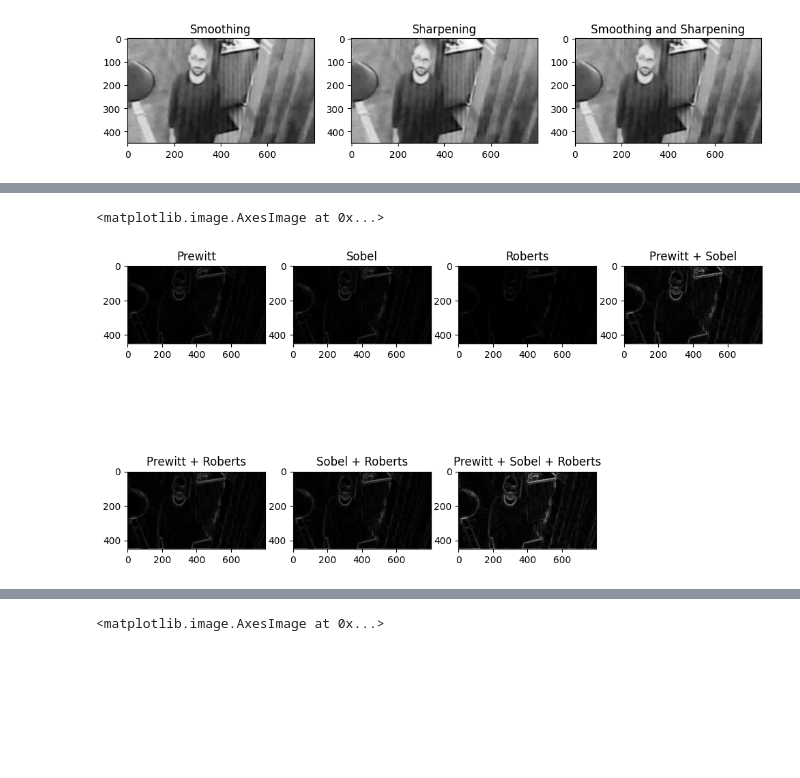
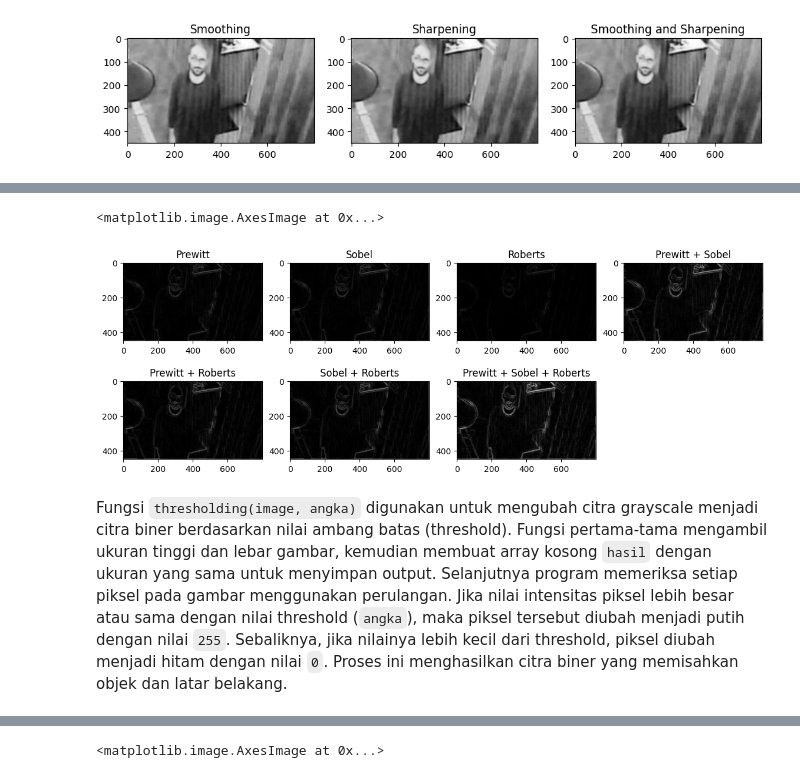
Before and after one commit to praktikum-pcd-2026/ynk-m3-naiaero, a Jupyter notebook: jurnalm3.ipynb, the cells around one changed output, grey strips where cells are left out. Saved outputs shown, nothing was run; the diff lists cells and outputs as text; code cells hidden in the pictures; blank space fills up the shorter version.

```diff
--- a/jurnalm3.ipynb
+++ b/jurnalm3.ipynb
@@ -205,35 +219,35 @@ smooth_sharp_roberts = edge_detection(backup_smoothNsharp, robertsx, robertsy)
 presob = smooth_sharp_prewitt + smooth_sharp_sobel
 prerob = smooth_sharp_prewitt + smooth_sharp_roberts
 sobrob = smooth_sharp_sobel + smooth_sharp_roberts
 presobrob = smooth_sharp_prewitt + smooth_sharp_sobel + smooth_sharp_roberts
 
-plt.figure(figsize=(12,15))
+plt.figure(figsize=(14,10))
 plt.subplot(4,4,1)
 plt.title("Prewitt")
 plt.imshow(smooth_sharp_prewitt, cmap='gray')
 plt.subplot(4,4,2)
 plt.title("Sobel")
 plt.imshow(smooth_sharp_sobel, cmap='gray')
 plt.subplot(4,4,3)
 plt.title("Roberts")
 plt.imshow(smooth_sharp_roberts, cmap='gray')
 
 plt.subplot(4,4,4)
 plt.title("Prewitt + Sobel")
 plt.imshow(presob, cmap='gray')
 plt.subplot(4,4,5)
 plt.title("Prewitt + Roberts")
 plt.imshow(prerob, cmap='gray')
 plt.subplot(4,4,6)
 plt.title("Sobel + Roberts")
 plt.imshow(sobrob, cmap='gray')
 
 plt.subplot(4,4,7)
 plt.title("Prewitt + Sobel + Roberts")
 plt.imshow(presobrob, cmap='gray')
 # %% [output]
 <matplotlib.image.AxesImage at 0x...>
-[figure, old version]
+[figure, new version]
 # %%
 def thresholding(image, angka):
     h, w = image.shape[:2]
@@ -246,3 +260,5 @@ def thresholding(image, angka):
             else:
                 hasil[x,y] = 0
     return hasil
+# %% [markdown]
+Fungsi `thresholding(image, angka)` digunakan untuk mengubah citra grayscale menjadi citra biner berdasarkan nilai ambang batas (threshold). Fungsi pertama-tama mengambil ukuran tinggi dan lebar gambar, kemudian membuat array kosong `hasil` dengan ukuran yang sama untuk menyimpan output. Selanjutnya program memeriksa setiap piksel pada gambar menggunakan perulangan. Jika nilai intensitas piksel lebih besar atau sama dengan nilai threshold (`angka`), maka piksel tersebut diubah menjadi putih dengan nilai `255`. Sebaliknya, jika nilainya lebih kecil dari threshold, piksel diubah menjadi hitam dengan nilai `0`. Proses ini menghasilkan citra biner yang memisahkan objek dan latar belakang.
```
Also changed, not shown: parts of 18 cells of this notebook.
